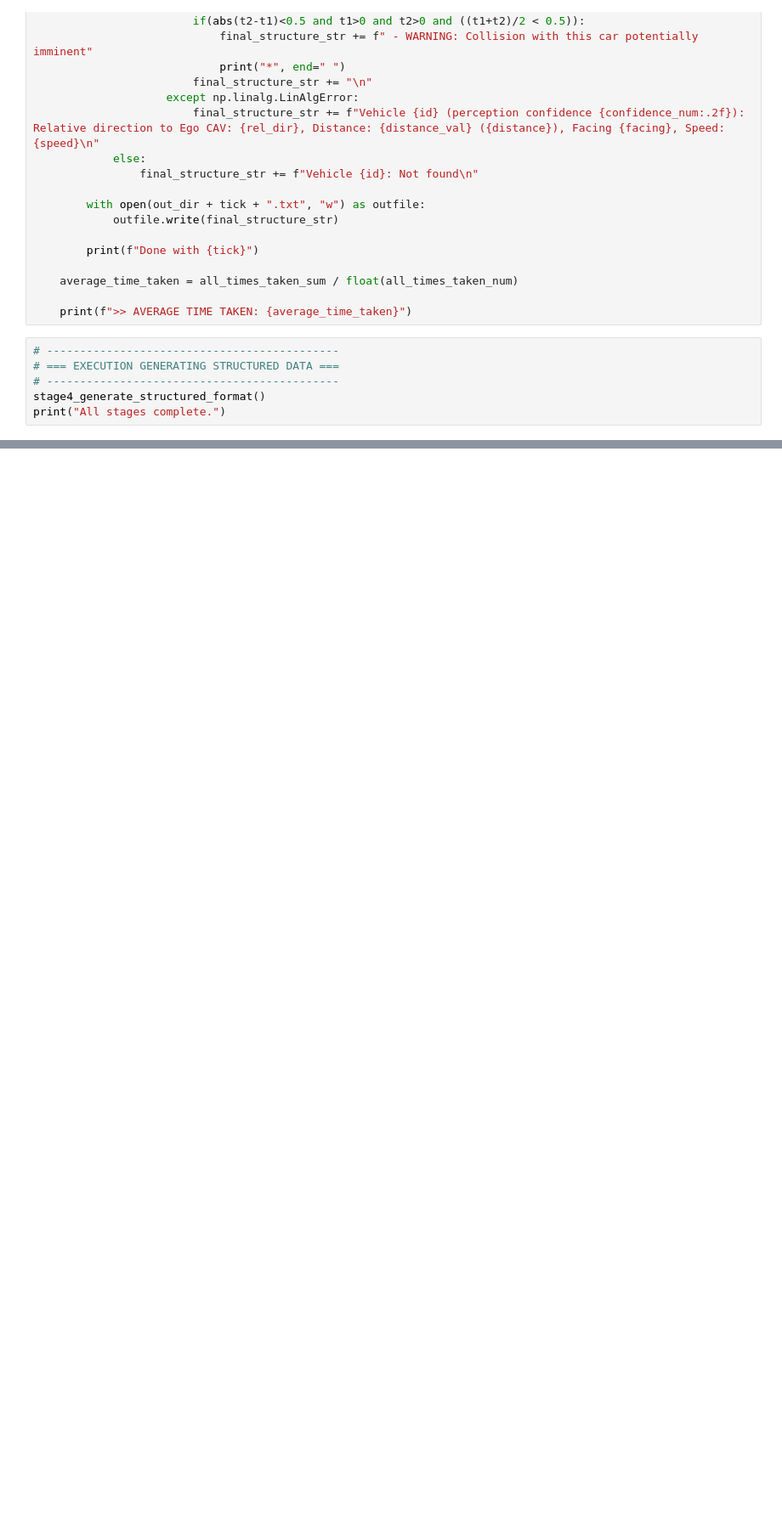
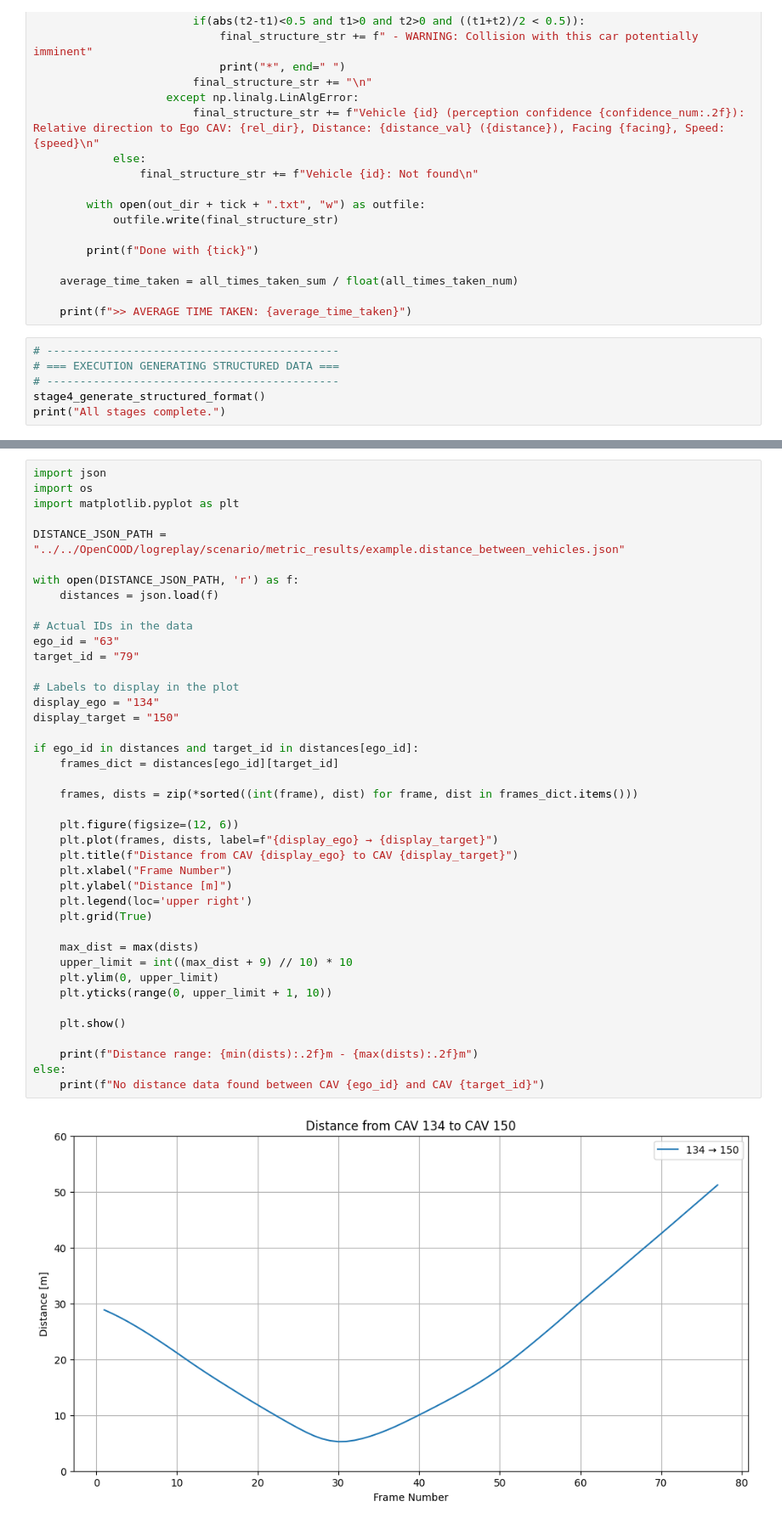
Before and after one commit to uncap-project/uncap-project.github.io, a Jupyter notebook: OPV2V/run.ipynb, the cells around one changed output, grey strips where cells are left out. Shown at 85% size. Drawn from its saved outputs; the diff is of its cells as text; blank space fills up the shorter version.

```diff
--- a/OPV2V/run.ipynb
+++ b/OPV2V/run.ipynb
@@ -808,0 +859,43 @@ print("All stages complete.")
+# %%
+import json
+import os
+import matplotlib.pyplot as plt
+
+DISTANCE_JSON_PATH = "../../OpenCOOD/logreplay/scenario/metric_results/example.distance_between_vehicles.json"
+
+with open(DISTANCE_JSON_PATH, 'r') as f:
+    distances = json.load(f)
+
+# Actual IDs in the data
+ego_id = "63"
+target_id = "79"
+
+# Labels to display in the plot
+display_ego = "134"
+display_target = "150"
+
+if ego_id in distances and target_id in distances[ego_id]:
+    frames_dict = distances[ego_id][target_id]
+
+    frames, dists = zip(*sorted((int(frame), dist) for frame, dist in frames_dict.items()))
+
+    plt.figure(figsize=(12, 6))
+    plt.plot(frames, dists, label=f"{display_ego} → {display_target}")
+    plt.title(f"Distance from CAV {display_ego} to CAV {display_target}")
+    plt.xlabel("Frame Number")
+    plt.ylabel("Distance [m]")
+    plt.legend(loc='upper right')
+    plt.grid(True)
+
+    max_dist = max(dists)
+    upper_limit = int((max_dist + 9) // 10) * 10
+    plt.ylim(0, upper_limit)
+    plt.yticks(range(0, upper_limit + 1, 10))
+
+    plt.show()
+
+    print(f"Distance range: {min(dists):.2f}m - {max(dists):.2f}m")
+else:
+    print(f"No distance data found between CAV {ego_id} and CAV {target_id}")
+# %% [output]
+[figure, added]
```
Also changed, not shown: parts of 10 cells of this notebook, 7 other files.
